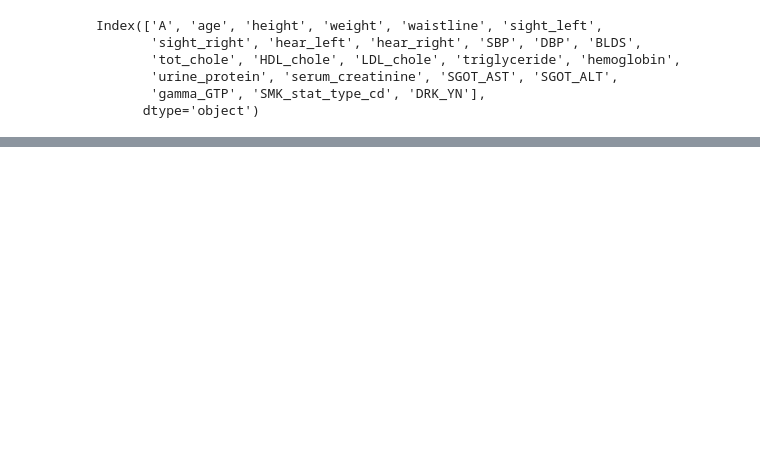
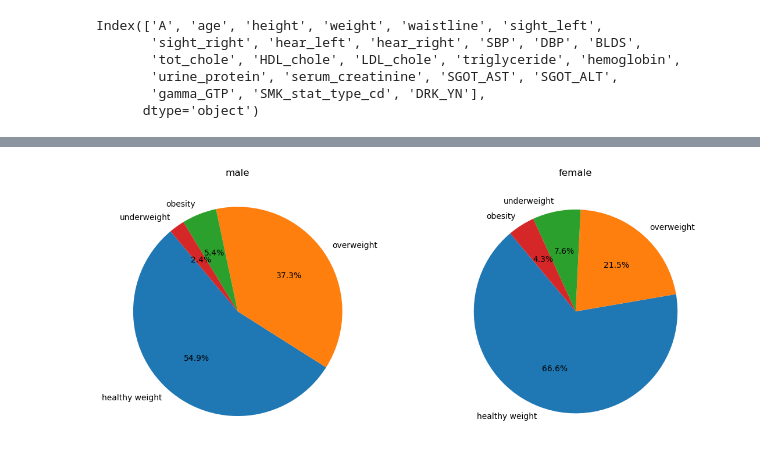
Before and after one commit to reuvenwel/project-1, a Jupyter notebook: project.ipynb, the cells around one changed output, grey strips where cells are left out. Drawn from its saved outputs; the diff is of its cells as text; code cells hidden in the pictures; blank space fills up the shorter version.

```diff
--- a/project.ipynb
+++ b/project.ipynb
@@ -4,11 +22,8 @@ import numpy as np
 import matplotlib.pyplot as plt
 import seaborn as sns
 # %%
-url1 = "https://raw.githubusercontent.com/reuvenwel/project-1/main/project2.csv"
-a = pd.read_csv(url1, encoding="utf-8")
-url2 = "https://raw.githubusercontent.com/reuvenwel/project-1/main/project4.csv"
-b = pd.read_csv(url2, encoding="utf-8")
-data_df = pd.concat([a ,b]).reset_index(drop = True)
+url1 = "https://raw.githubusercontent.com/reuvenwel/project-1/main/project01.csv"
+data_df = pd.read_csv(url1, encoding="utf-8")
 data_df.head()
 # %% [output]
 |  | A | age | height | weight | waistline | sight_left | sight_right | hear_left | hear_right | ... |
@@ -33,0 +195,16 @@ data_df.shape
+# %%
+male_bmi = male_df["BMI"].value_counts()
+fig, (ax1, ax2) = plt.subplots(1, 2, figsize=(12, 5))
+ax1.pie( male_bmi, labels=male_bmi.index, autopct='%1.1f%%', startangle=130)
+ax1.set_title("male")
+femal_bmi= female_df["BMI"].value_counts()
+ax2.pie(femal_bmi, labels=femal_bmi.index, autopct='%1.1f%%', startangle=130)
+ax2.set_title('female')
+plt.subplots_adjust(left=0.2, right=0.8, top=0.8, bottom=0.2, wspace=0.8, hspace=0.5)
+
+
+plt.axis('equal')
+plt.tight_layout()
+plt.show()
+# %% [output]
+[figure, added]
```
Also changed, not shown: parts of 18 cells of this notebook.
